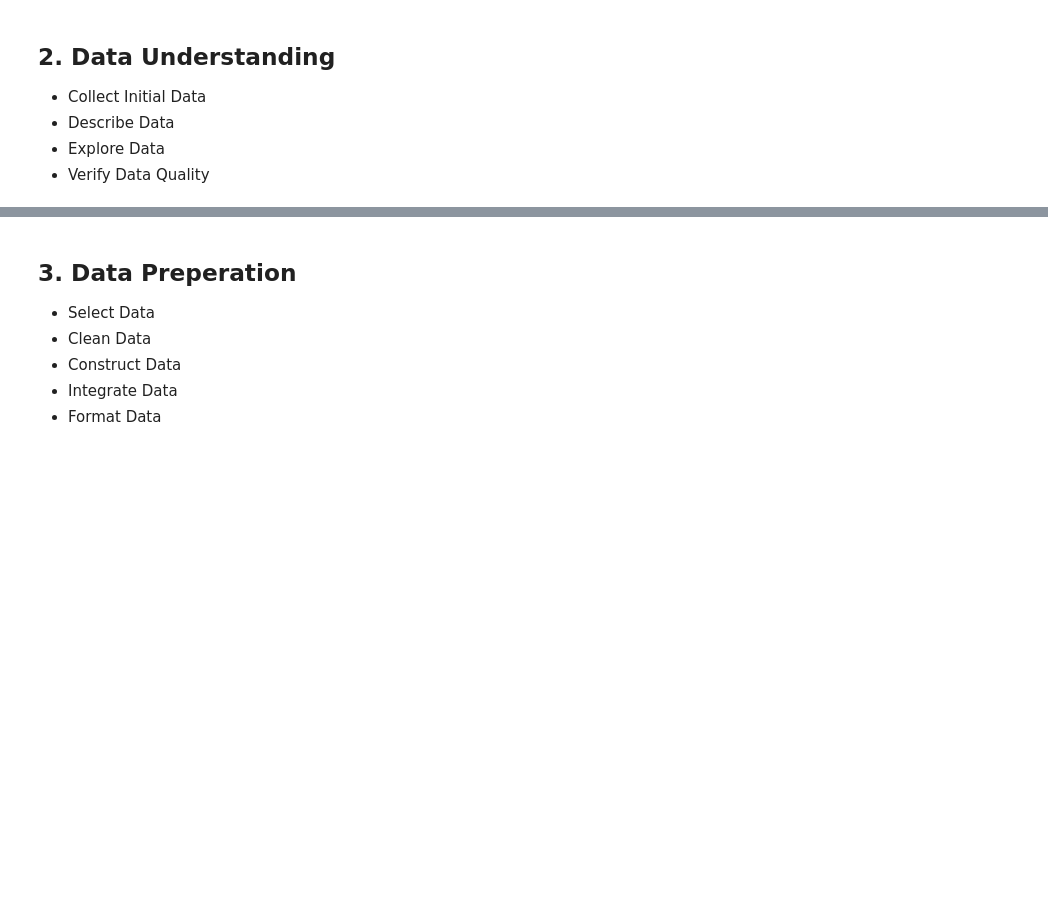
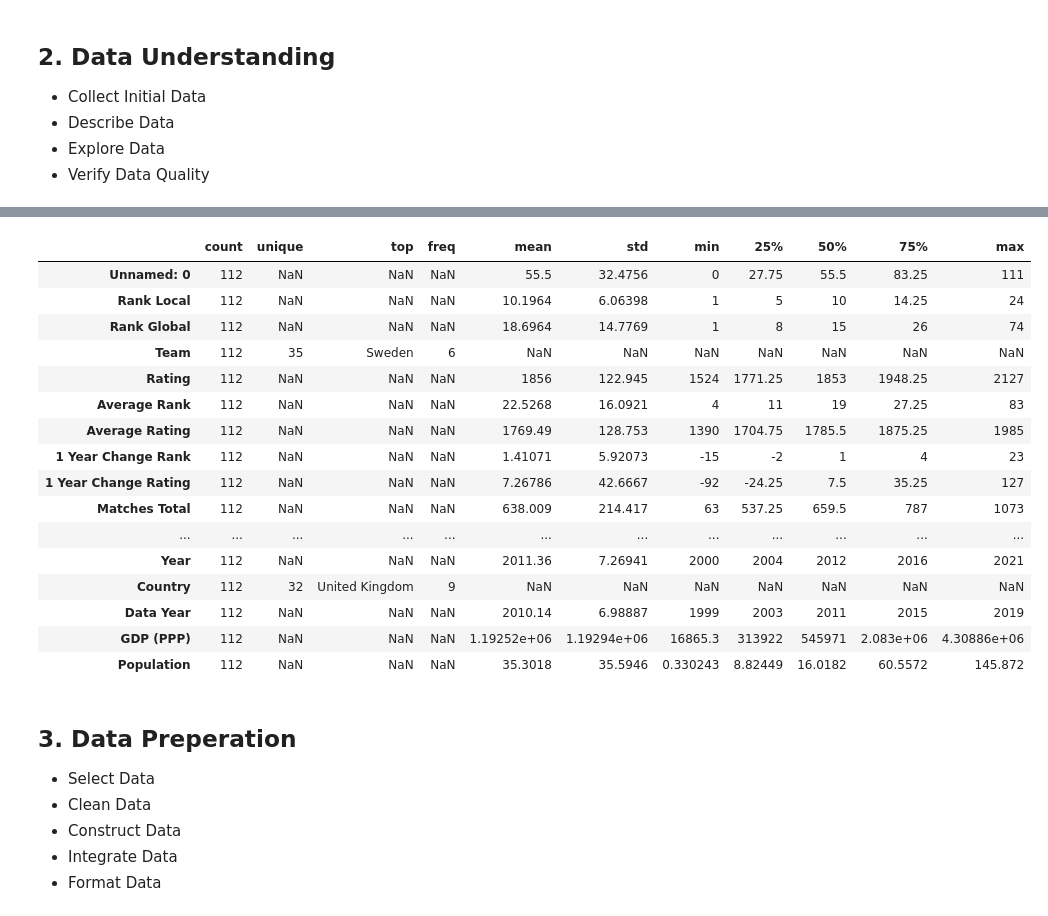
Before and after one commit to deacona/the-ball-is-round, a Jupyter notebook: notebooks/intl_02_euro_2020.ipynb, the cells around one changed output, grey strips where cells are left out. Saved outputs shown, nothing was run; the diff lists cells and outputs as text; code cells hidden in the pictures; blank space fills up the shorter version.

Commit message:
Collect initial data

```diff
--- a/notebooks/intl_02_euro_2020.ipynb
+++ b/notebooks/intl_02_euro_2020.ipynb
@@ -212,0 +133,3 @@ match.sample(5)
+# %%
+summary = utilities.get_master("nations_summaries")
+summary.info()
@@ -213,3 +157,23 @@ match.sample(5)
+# %%
+summary.describe(include="all").T
+# %% [output]
+|  | count | unique | top | freq | mean | std | min | 25% | 50% | 75% | max |
+| Unnamed: 0 | 112 | NaN | NaN | NaN | 55.5 | 32.4756 | 0 | 27.75 | 55.5 | 83.25 | 111 |
+| Rank Local | 112 | NaN | NaN | NaN | 10.1964 | 6.06398 | 1 | 5 | 10 | 14.25 | 24 |
+| Rank Global | 112 | NaN | NaN | NaN | 18.6964 | 14.7769 | 1 | 8 | 15 | 26 | 74 |
+| Team | 112 | 35 | Sweden | 6 | NaN | NaN | NaN | NaN | NaN | NaN | NaN |
+| Rating | 112 | NaN | NaN | NaN | 1856 | 122.945 | 1524 | 1771.25 | 1853 | 1948.25 | 2127 |
+| Average Rank | 112 | NaN | NaN | NaN | 22.5268 | 16.0921 | 4 | 11 | 19 | 27.25 | 83 |
+| Average Rating | 112 | NaN | NaN | NaN | 1769.49 | 128.753 | 1390 | 1704.75 | 1785.5 | 1875.25 | 1985 |
+| 1 Year Change Rank | 112 | NaN | NaN | NaN | 1.41071 | 5.92073 | -15 | -2 | 1 | 4 | 23 |
+| 1 Year Change Rating | 112 | NaN | NaN | NaN | 7.26786 | 42.6667 | -92 | -24.25 | 7.5 | 35.25 | 127 |
+| Matches Total | 112 | NaN | NaN | NaN | 638.009 | 214.417 | 63 | 537.25 | 659.5 | 787 | 1073 |
+| ... | ... | ... | ... | ... | ... | ... | ... | ... | ... | ... | ... |
+| Year | 112 | NaN | NaN | NaN | 2011.36 | 7.26941 | 2000 | 2004 | 2012 | 2016 | 2021 |
+| Country | 112 | 32 | United Kingdom | 9 | NaN | NaN | NaN | NaN | NaN | NaN | NaN |
+| Data Year | 112 | NaN | NaN | NaN | 2010.14 | 6.98887 | 1999 | 2003 | 2011 | 2015 | 2019 |
+| GDP (PPP) | 112 | NaN | NaN | NaN | 1.19252e+06 | 1.19294e+06 | 16865.3 | 313922 | 545971 | 2.083e+06 | 4.30886e+06 |
+| Population | 112 | NaN | NaN | NaN | 35.3018 | 35.5946 | 0.330243 | 8.82449 | 16.0182 | 60.5572 | 145.872 |
 # %% [markdown]
 ## 3. Data Preperation
 
```
Also changed, not shown: parts of 13 cells of this notebook.
